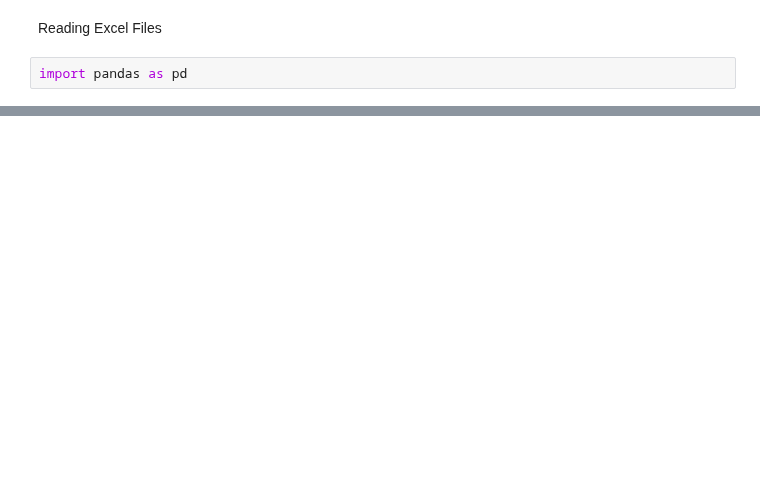
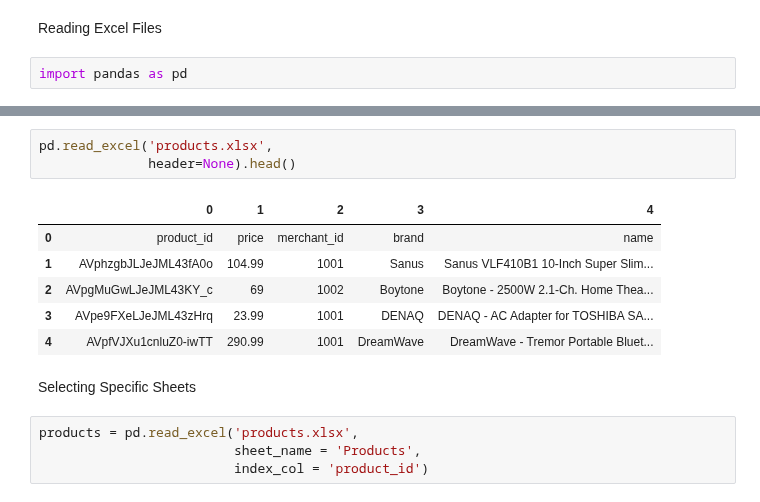
Before and after one commit to dilaraesmer/FreeCodeCamp-Data-Analysis-with-Python, a Jupyter notebook: parsing_html&saving_data.ipynb, the cells around one changed output, grey strips where cells are left out. Saved outputs shown, nothing was run; the diff lists cells and outputs as text; blank space fills up the shorter version.

```diff
--- a/parsing_html&saving_data.ipynb
+++ b/parsing_html&saving_data.ipynb
@@ -146,0 +146,16 @@ import pandas as pd
+# %%
+pd.read_excel('products.xlsx',
+              header=None).head()
+# %% [output]
+|  | 0 | 1 | 2 | 3 | 4 |
+| 0 | product_id | price | merchant_id | brand | name |
+| 1 | AVphzgbJLJeJML43fA0o | 104.99 | 1001 | Sanus | Sanus VLF410B1 10-Inch Super Slim... |
+| 2 | AVpgMuGwLJeJML43KY_c | 69 | 1002 | Boytone | Boytone - 2500W 2.1-Ch. Home Thea... |
+| 3 | AVpe9FXeLJeJML43zHrq | 23.99 | 1001 | DENAQ | DENAQ - AC Adapter for TOSHIBA SA... |
+| 4 | AVpfVJXu1cnluZ0-iwTT | 290.99 | 1001 | DreamWave | DreamWave - Tremor Portable Bluet... |
+# %% [markdown]
+Selecting Specific Sheets
+# %%
+products = pd.read_excel('products.xlsx',
+                         sheet_name = 'Products',
+                         index_col = 'product_id')
```
Also changed, not shown: parts of 30 cells of this notebook.
